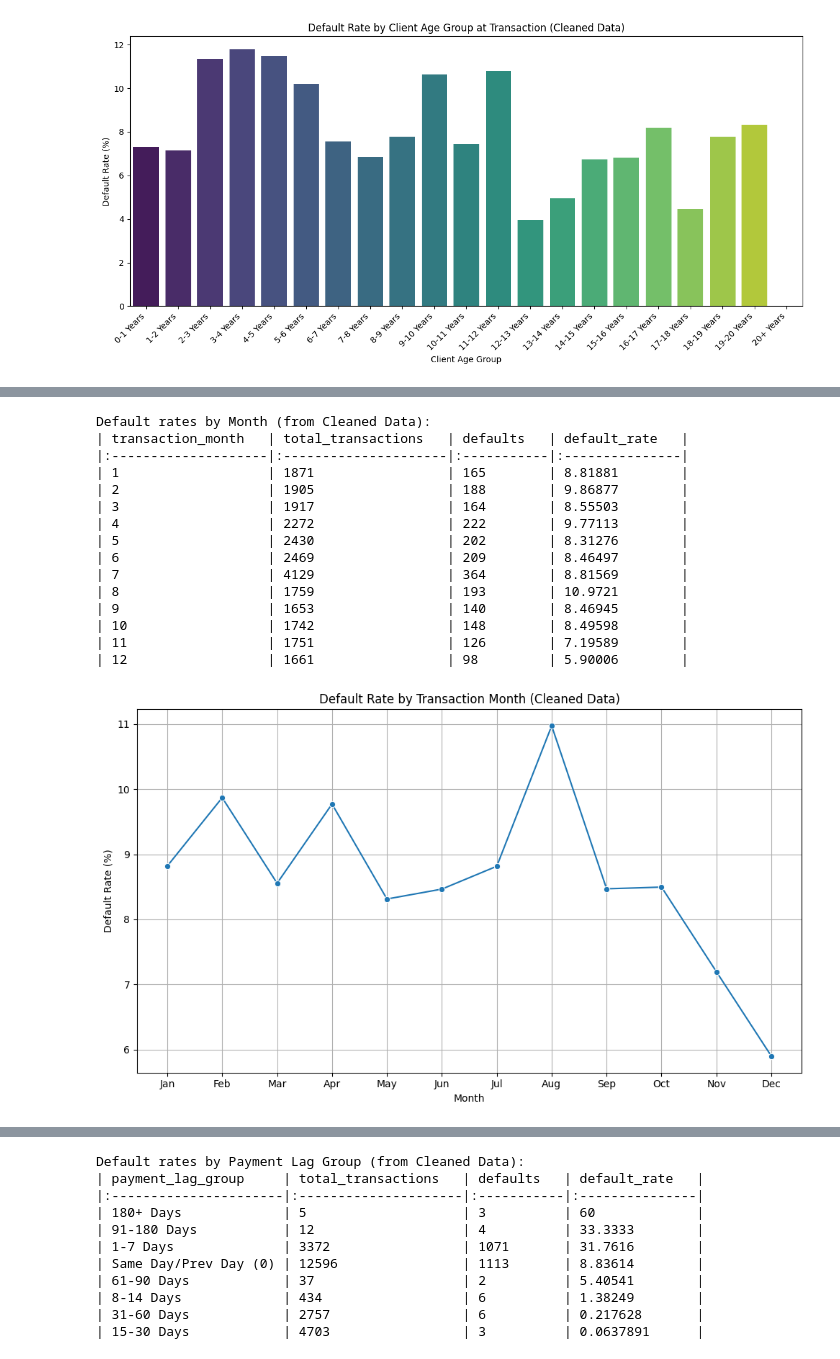
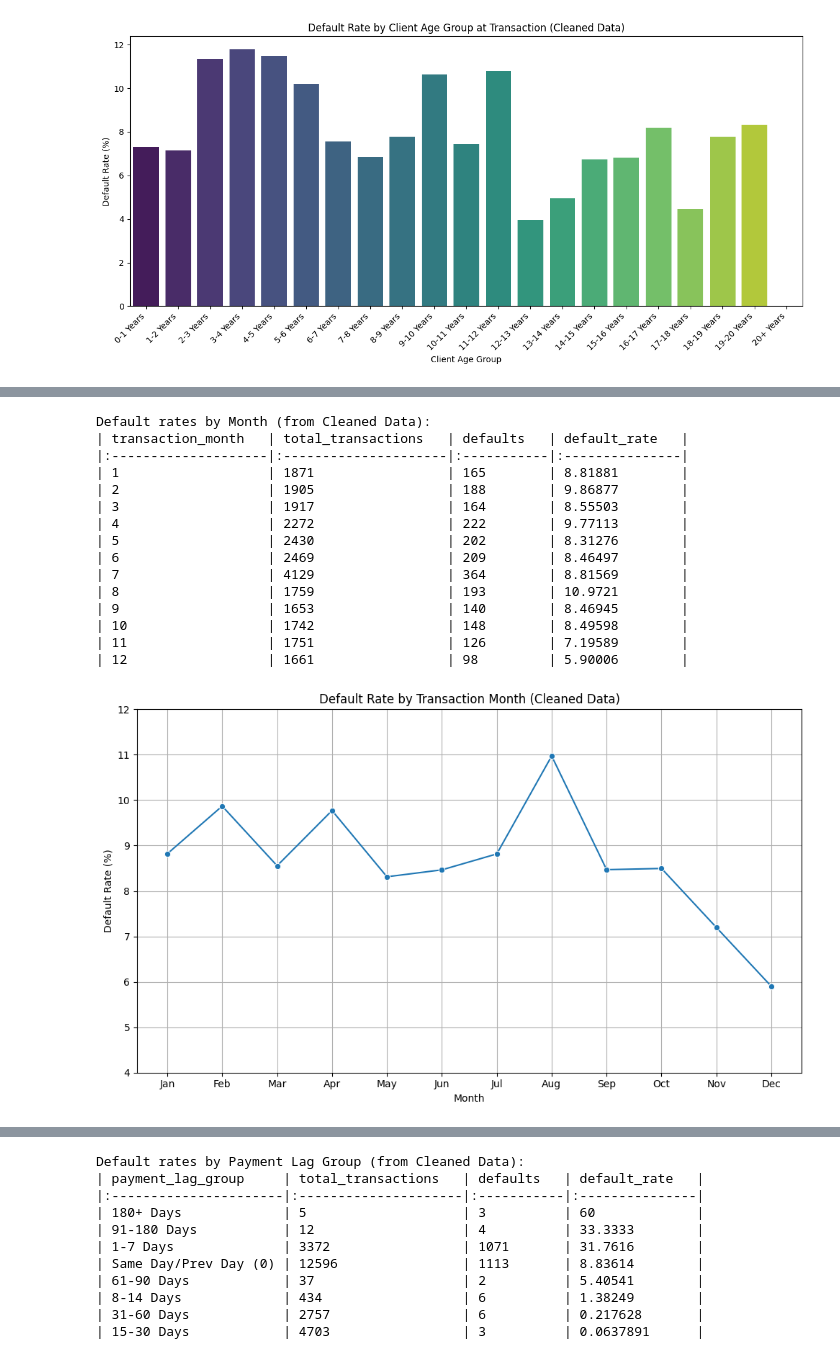
Before and after one commit to jack-braga/Jack-Braga-Case-Study, a Jupyter notebook: Final_Analysis.ipynb, the cells around one changed output, grey strips where cells are left out. Cells and saved outputs as stored; diff of their text form; code cells hidden in the pictures.

```diff
--- a/Final_Analysis.ipynb
+++ b/Final_Analysis.ipynb
@@ -513,34 +515,35 @@ monthly_defaults_cleaned = merged_cleaned_df.groupby('transaction_month').agg(
 monthly_defaults_cleaned['default_rate'] = (monthly_defaults_cleaned['defaults'] / monthly_defaults_cleaned['total_transactions']) * 100
 
 print("\nDefault rates by Month (from Cleaned Data):")
 print(monthly_defaults_cleaned.sort_values(by='transaction_month').to_markdown(index=False, numalign="left", stralign="left"))
 
 plt.figure(figsize=(10, 6))
 sns.lineplot(x='transaction_month', y='default_rate', data=monthly_defaults_cleaned, marker='o')
+plt.ylim(4, 12)
 plt.title('Default Rate by Transaction Month (Cleaned Data)')
 plt.xlabel('Month')
 plt.ylabel('Default Rate (%)')
 plt.xticks(range(1, 13), ['Jan', 'Feb', 'Mar', 'Apr', 'May', 'Jun', 'Jul', 'Aug', 'Sep', 'Oct', 'Nov', 'Dec'])
 plt.grid(True)
 plt.tight_layout()
 plt.show()
 # %% [output]
 Default rates by Month (from Cleaned Data):
 | transaction_month   | total_transactions   | defaults   | default_rate   |
 |:--------------------|:---------------------|:-----------|:---------------|
 | 1                   | 1871                 | 165        | 8.81881        |
 | 2                   | 1905                 | 188        | 9.86877        |
 | 3                   | 1917                 | 164        | 8.55503        |
 | 4                   | 2272                 | 222        | 9.77113        |
 | 5                   | 2430                 | 202        | 8.31276        |
 | 6                   | 2469                 | 209        | 8.46497        |
 | 7                   | 4129                 | 364        | 8.81569        |
 | 8                   | 1759                 | 193        | 10.9721        |
 | 9                   | 1653                 | 140        | 8.46945        |
 | 10                  | 1742                 | 148        | 8.49598        |
 | 11                  | 1751                 | 126        | 7.19589        |
 | 12                  | 1661                 | 98         | 5.90006        |
-[figure, old version]
+[figure, new version]
 # %%
 # Temporal Deafults (Quarter)
 quarterly_defaults_cleaned = merged_cleaned_df.groupby('transaction_quarter').agg(
```
Also changed, not shown: parts of 13 cells of this notebook.
